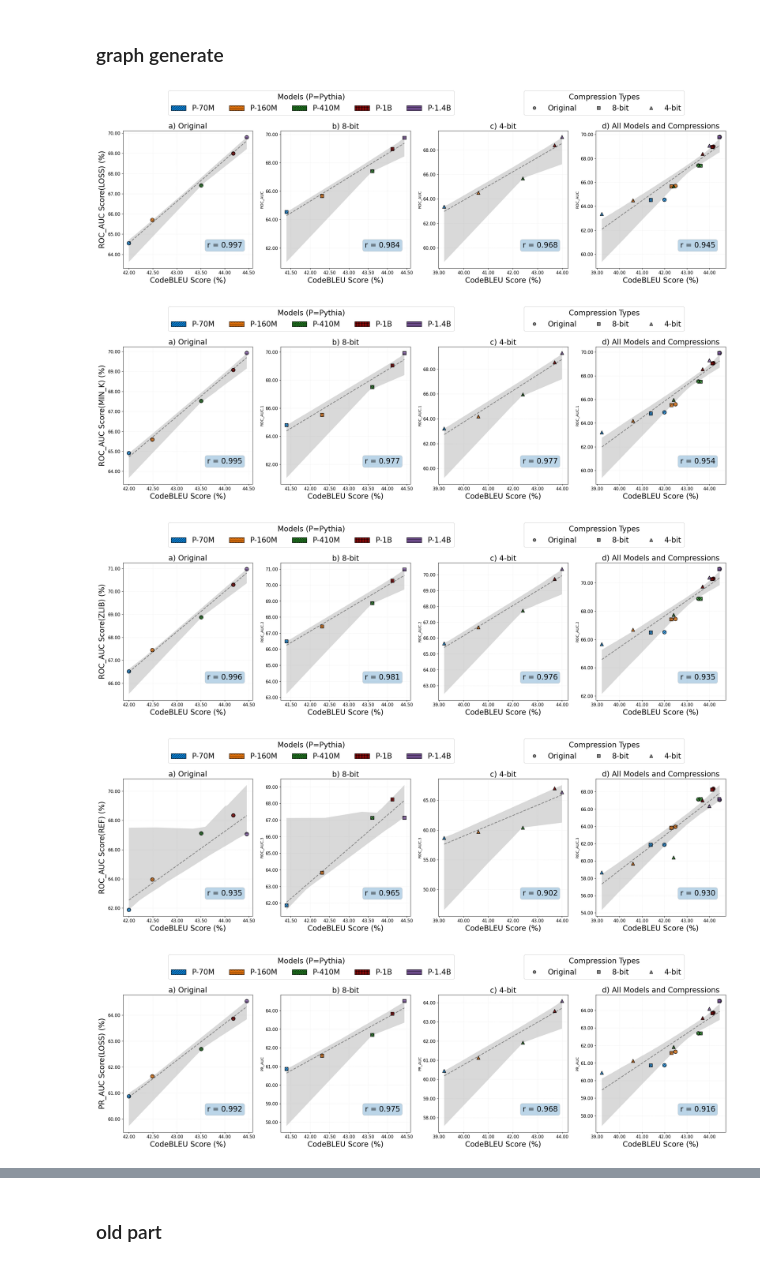
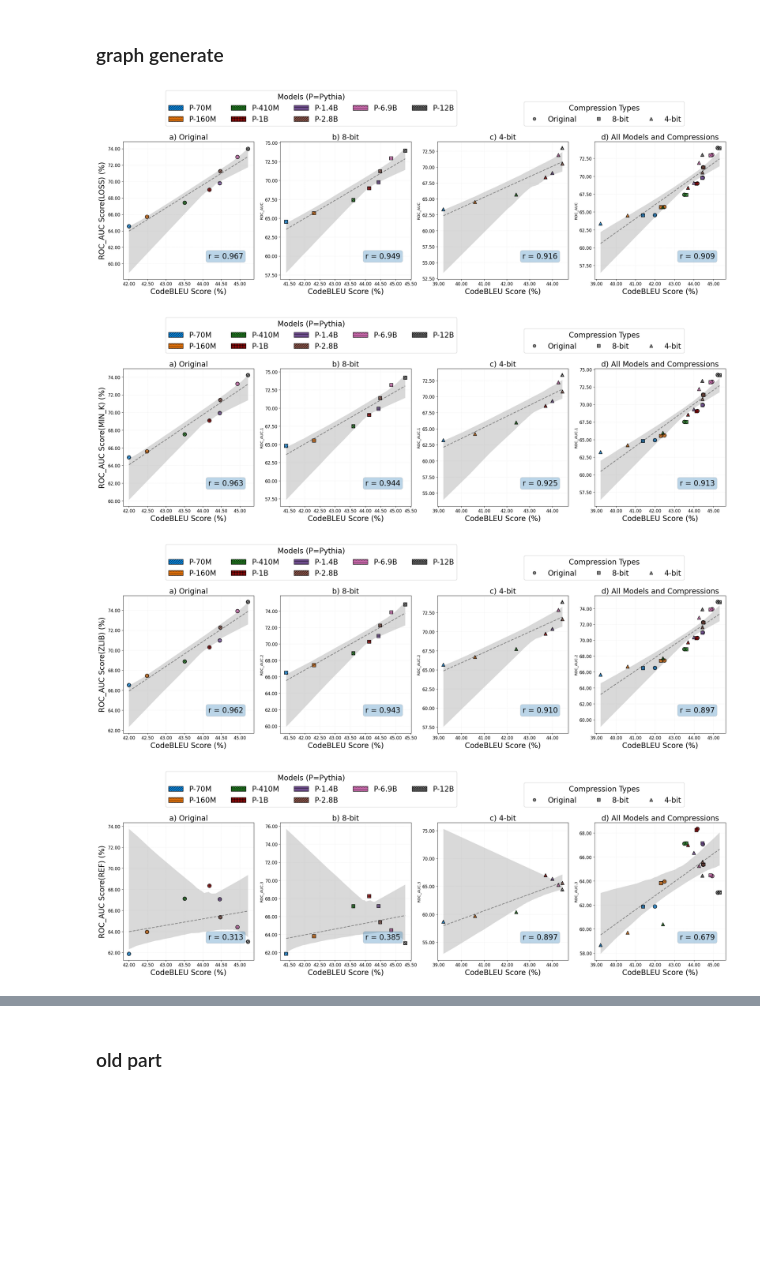
Before and after one commit to nazmul-me/mimir, a Jupyter notebook: RQsResult/RQ2-taskVSmia.ipynb, the cells around one changed output, grey strips where cells are left out. Drawn from its saved outputs; the diff is of its cells as text; code cells hidden in the pictures; blank space fills up the shorter version.

Commit message:
results analysis for larger and newer models

```diff
--- a/RQsResult/RQ2-taskVSmia.ipynb
+++ b/RQsResult/RQ2-taskVSmia.ipynb
@@ -8,7 +8,7 @@ from matplotlib.ticker import FuncFormatter
 
 fileName = "./data/ModelsResults.xlsx"  # If it's in the current directory
 sheetName = "staticOriginalResults"
-limit = 15
+limit = 24
 df = pd.read_excel(fileName, sheet_name=sheetName, skiprows=2).iloc[:limit, :]
 df
 # %% [output]
@@ -33,13 +34,16 @@ df
 # %%
 def generate_graphs(taskPerformance, MIA_attack, MIA_score, i):
     # Define styles
-    model_order = ['pythia-70M', 'pythia-160M', 'pythia-410M', 'pythia-1B', 'pythia-1.4B']
+    model_order = ['pythia-70M', 'pythia-160M', 'pythia-410M', 'pythia-1B', 'pythia-1.4B', 'pythia-2.8B', 'pythia-6.9B', 'pythia-12B']
     short_names = {
         'pythia-70M': 'P-70M',
         'pythia-160M': 'P-160M',
         'pythia-410M': 'P-410M',
         'pythia-1B': 'P-1B',
-        'pythia-1.4B': 'P-1.4B'
+        'pythia-1.4B': 'P-1.4B',
+        'pythia-2.8B': 'P-2.8B',
+        'pythia-6.9B': 'P-6.9B',
+        'pythia-12B': 'P-12B'
     }
 
     # Color scheme and patterns for models
@@ -48,7 +52,10 @@ def generate_graphs(taskPerformance, MIA_attack, MIA_score, i):
         'pythia-160M': {'color': "#ff7f0e", 'pattern': '....'},
         'pythia-410M': {'color': "#2ca02c", 'pattern': 'xxxx'},
         'pythia-1B': {'color': "#ef1010", 'pattern': '++++'},
-        'pythia-1.4B': {'color': "#9467bd", 'pattern': '----'}
+        'pythia-1.4B': {'color': "#9467bd", 'pattern': '----'},
+        'pythia-2.8B': {'color': "#8c564b", 'pattern': '////'},
+        'pythia-6.9B': {'color': "#e377c2", 'pattern': '....'},
+        'pythia-12B': {'color': "#7f7f7f", 'pattern': 'xxxx'}
     }
 
     # Marker styles by compression type
@@ -223,17 +230,16 @@ def generate_graphs(taskPerformance, MIA_attack, MIA_score, i):
 # %%
 taskPerformance = "BLEU"
 MIA_attacks = ["LOSS", "MIN_K", "ZLIB", "REF"]
 MIA_scores = ["ROC_AUC", "ROC_AUC.1", "ROC_AUC.2", "ROC_AUC.3"]
 for i, (MIA_attack, MIA_score) in enumerate(zip(MIA_attacks, MIA_scores), start=1):
     generate_graphs(taskPerformance, MIA_attack, MIA_score, i)
 
 
-MIA_scores = ["PR_AUC", "PR_AUC.1", "PR_AUC.2", "PR_AUC.3"]
-for i, (MIA_attack, MIA_score) in enumerate(zip(MIA_attacks, MIA_scores), start=5):
-    generate_graphs(taskPerformance, MIA_attack, MIA_score, i)
+# MIA_scores = ["PR_AUC", "PR_AUC.1", "PR_AUC.2", "PR_AUC.3"]
+# for i, (MIA_attack, MIA_score) in enumerate(zip(MIA_attacks, MIA_scores), start=5):
+#     generate_graphs(taskPerformance, MIA_attack, MIA_score, i)
 # %% [output]
-[figure, old version]
+[figure, new version]
-[figure, old version]
+[figure, new version]
-[figure, old version]
+[figure, new version]
-[figure, old version]
+[figure, new version]
-[figure, removed]
```
Also changed, not shown: parts of 2 cells of this notebook, 6 other files.
